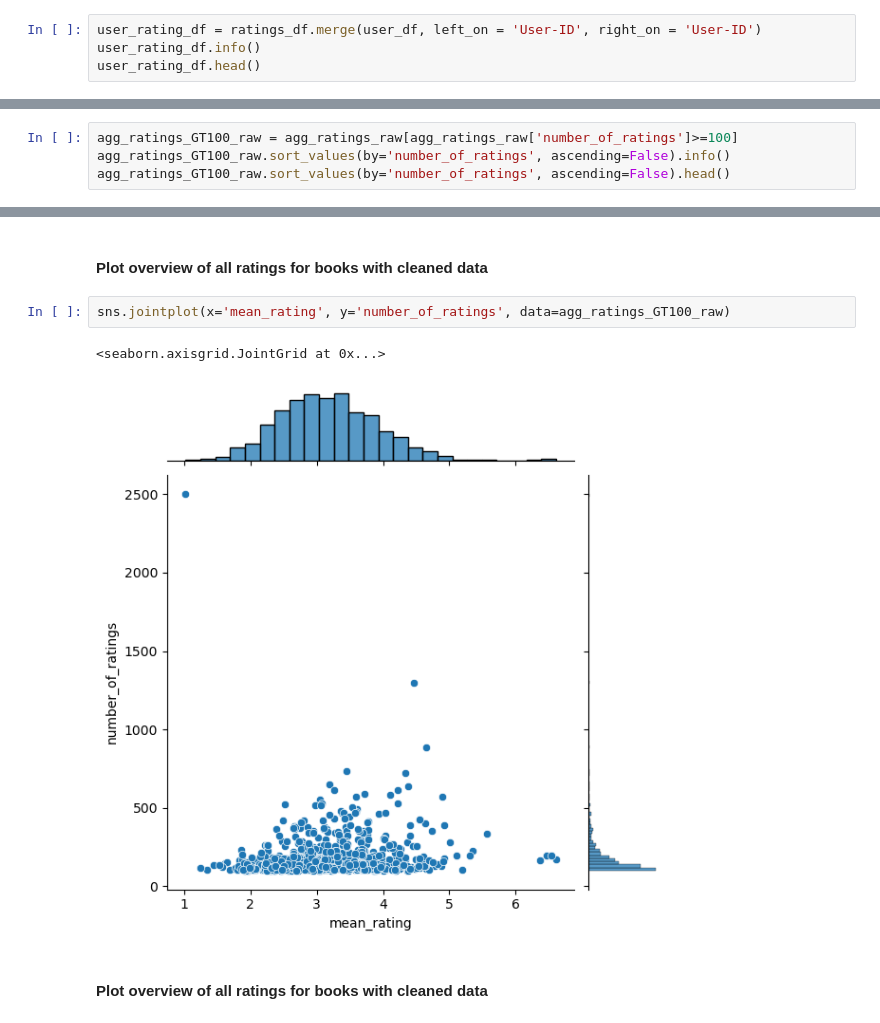
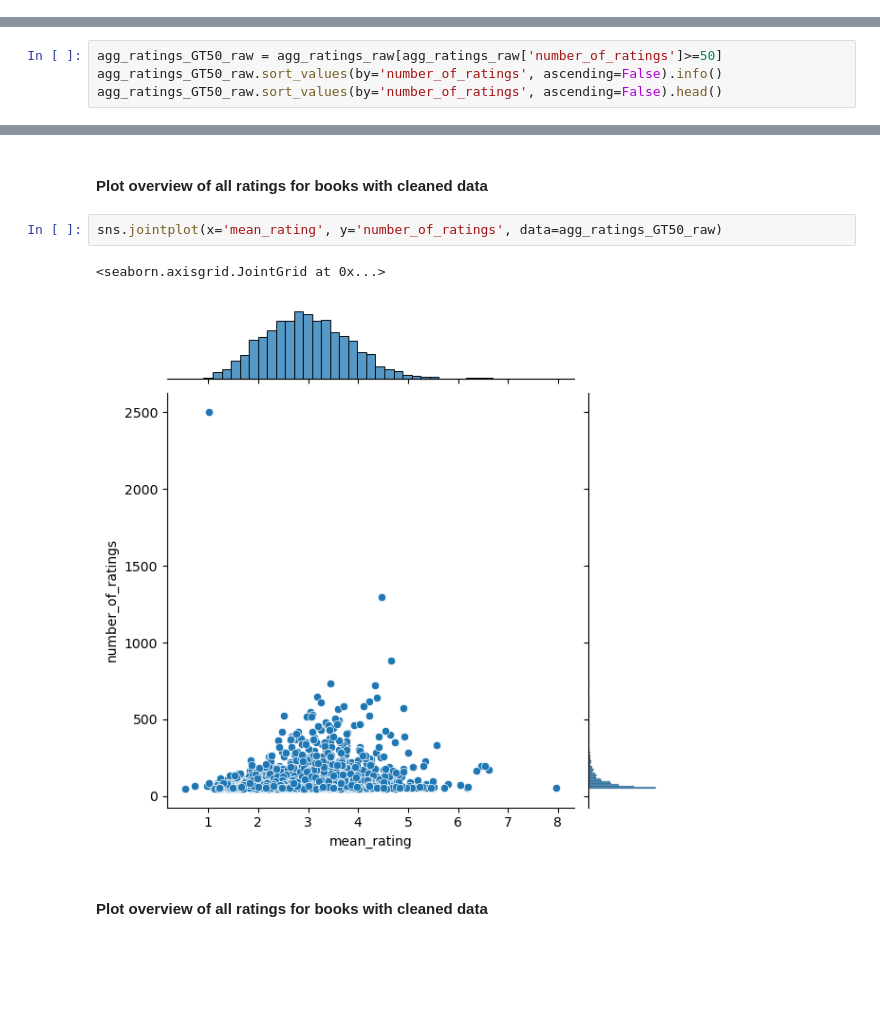
Before and after one commit to marinaepitropaki/BookRecommendationSystem, a Jupyter notebook: lukas.ipynb, the cells around one changed output, grey strips where cells are left out. Drawn from its saved outputs; the diff is of its cells as text; blank space fills up the shorter version.

```diff
--- a/lukas.ipynb
+++ b/lukas.ipynb
@@ -116,4 +121,0 @@ memory usage: 16.6+ MB
-# %%
-user_rating_df = ratings_df.merge(user_df, left_on = 'User-ID', right_on = 'User-ID')
-user_rating_df.info()
-user_rating_df.head()
@@ -252,8 +252,8 @@ agg_ratings_GT100.sort_values(by='number_of_ratings', ascending=False).head()
 agg_ratings_raw = user_rating_df.groupby('ISBN').agg(mean_rating = ('Book-Rating', 'mean'),
                                                 number_of_ratings = ('Book-Rating', 'count')).reset_index()
 # %%
-agg_ratings_GT100_raw = agg_ratings_raw[agg_ratings_raw['number_of_ratings']>=100]
-agg_ratings_GT100_raw.sort_values(by='number_of_ratings', ascending=False).info()
-agg_ratings_GT100_raw.sort_values(by='number_of_ratings', ascending=False).head()
+agg_ratings_GT50_raw = agg_ratings_raw[agg_ratings_raw['number_of_ratings']>=50]
+agg_ratings_GT50_raw.sort_values(by='number_of_ratings', ascending=False).info()
+agg_ratings_GT50_raw.sort_values(by='number_of_ratings', ascending=False).head()
 # %% [output]
 <class 'pandas.core.frame.DataFrame'>
@@ -275,10 +275,10 @@ memory usage: 22.8+ KB
 # %% [markdown]
 #### Plot overview of all ratings for books with cleaned data
 # %%
-sns.jointplot(x='mean_rating', y='number_of_ratings', data=agg_ratings_GT100_raw)
+sns.jointplot(x='mean_rating', y='number_of_ratings', data=agg_ratings_GT50_raw)
 # %% [output]
 <seaborn.axisgrid.JointGrid at 0x...>
-[figure, old version]
+[figure, new version]
 # %% [markdown]
 #### Plot overview of all ratings for books with cleaned data
 # %%
```
Also changed, not shown: parts of 44 cells of this notebook.
